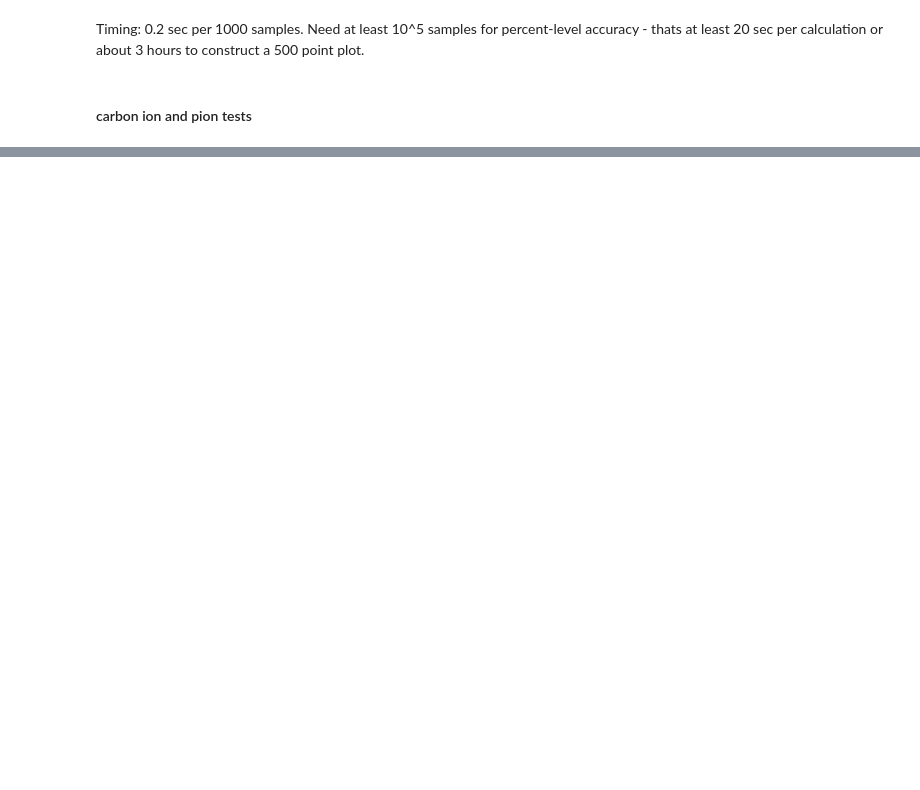
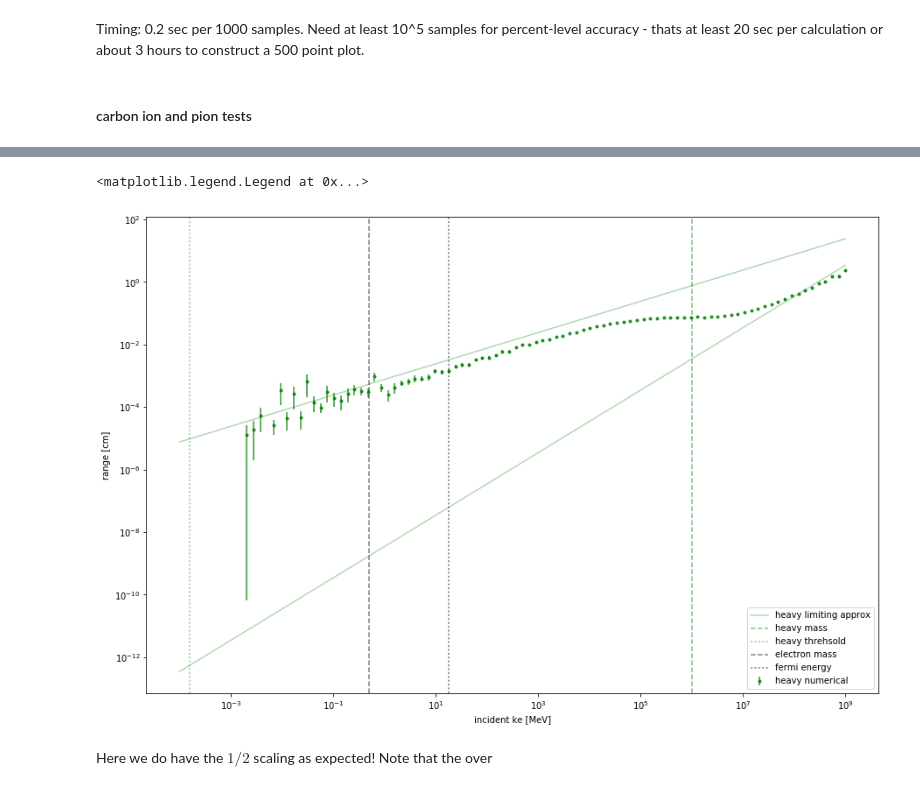
Before and after one commit to vijayoct27/Qballs, a Jupyter notebook: calc/heavycoulomb.ipynb, the cells around one changed output, grey strips where cells are left out. Cells and saved outputs as stored; diff of their text form; code cells hidden in the pictures; blank space fills up the shorter version.

```diff
--- a/calc/heavycoulomb.ipynb
+++ b/calc/heavycoulomb.ipynb
@@ -143,0 +174,28 @@ print dedx_pion_limiting_func(ke[ke>0.5])/dedx_pion[ke>0.5]
+# %%
+fig, ax = plt.subplots()
+
+# numerical results
+ax.errorbar(ke, ke/dedx_heavy, yerr=ke*dedx_heavy_error/(dedx_heavy**2), alpha=0.8,
+            marker='.', linestyle='', color='g', label='heavy numerical')
+# limiting approximations
+ax.plot(ke, ke/dedx_heavy_jackson_func(ke), alpha=0.3,
+        marker='', linestyle='-', color='g')
+ax.plot(ke, ke/dedx_heavy_riggins_func(ke), alpha=0.3,
+        marker='', linestyle='-', color='g',
+        label='heavy limiting approx')
+# significant energy scales
+ax.axvline(M_heavy, linestyle='--', color='g', alpha=0.5, label="heavy mass")
+ax.axvline(momentum_threshold(wd.pfermi, M_heavy), linestyle=':', color='g', alpha=0.4, label="heavy threhsold")
+ax.axvline(wd.m, linestyle='--', color='k', alpha=0.5, label="electron mass")
+ax.axvline(wd.Efermi, linestyle=':', color='k', alpha=0.5, label="fermi energy")
+
+ax.set_xlabel("incident ke [MeV]")
+ax.set_ylabel("range [cm]")
+ax.set_xscale("log")
+ax.set_yscale("log")
+ax.legend(loc="best")
+# %% [output]
+<matplotlib.legend.Legend at 0x...>
+[figure, added]
+# %% [markdown]
+Here we do have the $1/2$ scaling as expected! Note that the over
```
Also changed, not shown: parts of 13 cells of this notebook.
